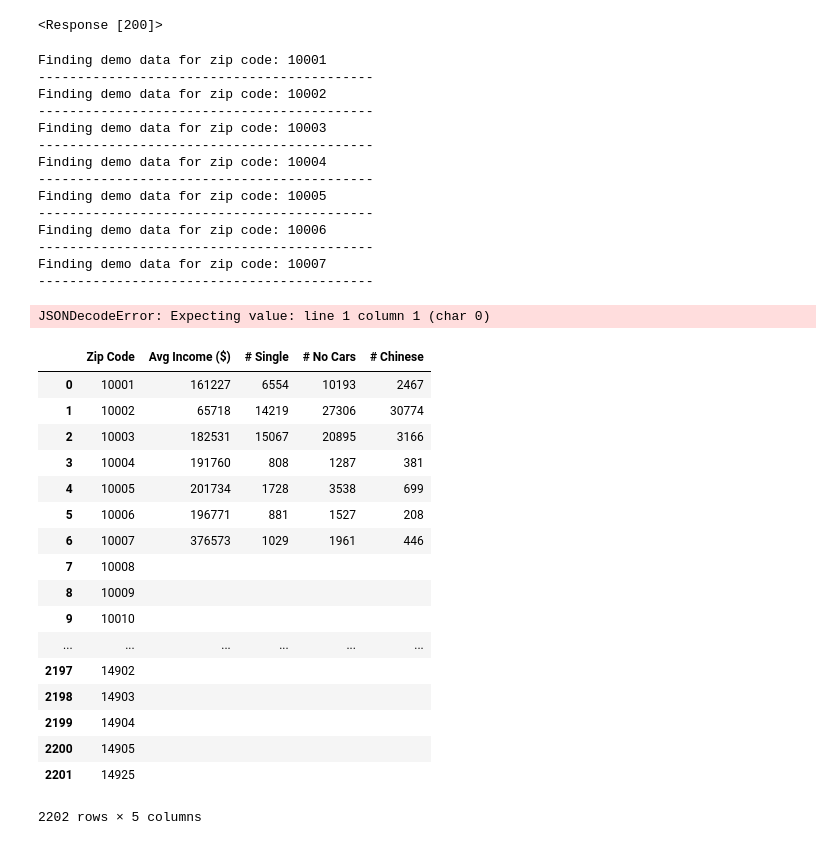
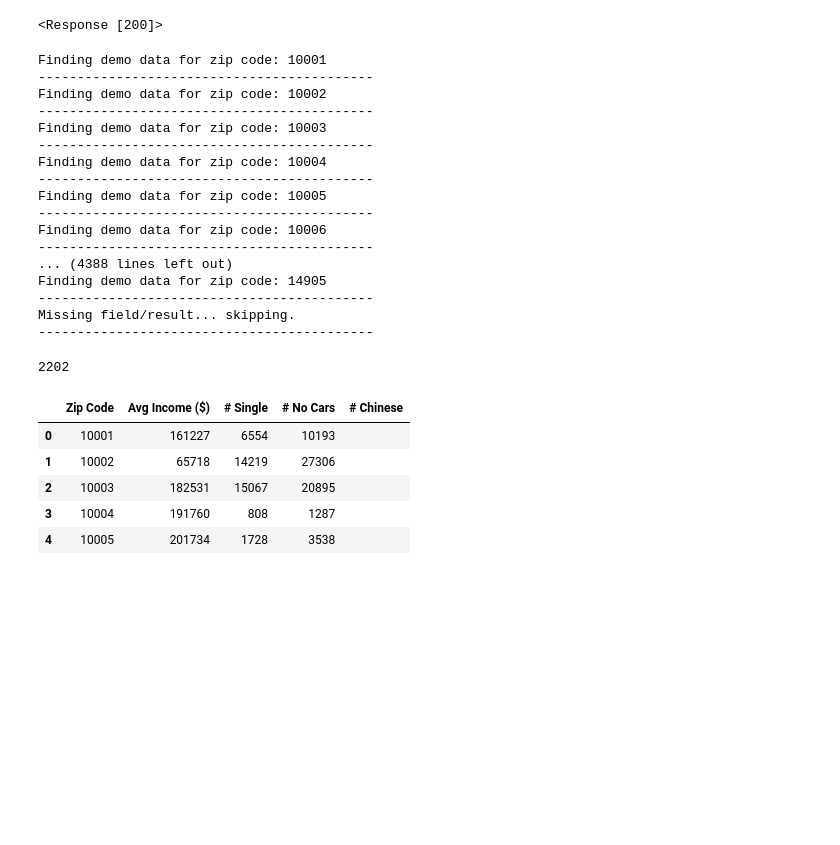
Before and after one commit to Karlasalome/group8-project1, a Jupyter notebook: Census loop test with all data.ipynb, the cells around one changed output. Drawn from its saved outputs; the diff is of its cells as text; code cells hidden in the pictures; blank space fills up the shorter version.

Commit message:
Scott added revised Census data

```diff
--- a/Census loop test with all data.ipynb
+++ b/Census loop test with all data.ipynb
@@ -59,7 +59,7 @@ print(response)
 # %% [output]
 <Response [200]>
 # %%
-# loop through zip codes and pull other variables for each
+# loop through all zips in the df, adding the census variables to each row
 
 base_url = "https://api.census.gov/data/2017/acs/acs5/profile"
 
@@ -72,23 +72,21 @@ for index, row in zipcodes_df.iterrows():
 
     zip = row['Zip Code']
 
-    query_url = f"{base_url}?get={avg_income},{single_hh},{hh_no_vehicles},{chinese_pop},NAME&for=zip%20code%20tabulation%20area:{zip}&key={gkey}"
-    #query_url = f"{base_url}?get={avg_income},NAME&for=zip%20code%20tabulation%20area:{zip}&key={gkey}"
-
-    response = requests.get(query_url).json()
-    #pprint(response)
+    query_url = f"{base_url}?get={avg_income},{single_hh},{hh_no_vehicles},NAME&for=zip%20code%20tabulation%20area:{zip}&key={gkey}"
 
     try:
+        response = requests.get(query_url).json()
+        #pprint(response)
+
         print(f"Finding demo data for zip code: {zip}")
 
         zipcodes_df.loc[index, "Avg Income ($)"] = response[1][0]
         zipcodes_df.loc[index, "# Single"] = response[1][1]
         zipcodes_df.loc[index, "# No Cars"] = response[1][2]
-        zipcodes_df.loc[index, "# Chinese"] = response[1][3]
+        #zipcodes_df.loc[index, "# Chinese"] = response[1][3]
 
-
-    except ("JSONDecodeError"):
-        print("Problem with data at this zip... skipping.")
+    except json.decoder.JSONDecodeError:
+        print("Missing field/result... skipping.")
 
     print("-------------------------------------------")
 # %% [output]
@@ -104,28 +102,20 @@ Finding demo data for zip code: 10005
 -------------------------------------------
 Finding demo data for zip code: 10006
 -------------------------------------------
-Finding demo data for zip code: 10007
+... (4388 lines left out)
+Finding demo data for zip code: 14905
 -------------------------------------------
+Missing field/result... skipping.
+-------------------------------------------
-JSONDecodeError: Expecting value: line 1 column 1 (char 0)
 # %%
 # output data frame with info added in new columns
-zipcodes_df
+print(len(zipcodes_df))
+zipcodes_df.head()
 # %% [output]
+2202
 |  | Zip Code | Avg Income ($) | # Single | # No Cars | # Chinese |
-| 0 | 10001 | 161227 | 6554 | 10193 | 2467 |
-| 1 | 10002 | 65718 | 14219 | 27306 | 30774 |
-| 2 | 10003 | 182531 | 15067 | 20895 | 3166 |
-| 3 | 10004 | 191760 | 808 | 1287 | 381 |
-| 4 | 10005 | 201734 | 1728 | 3538 | 699 |
-| 5 | 10006 | 196771 | 881 | 1527 | 208 |
-| 6 | 10007 | 376573 | 1029 | 1961 | 446 |
-| 7 | 10008 |  |  |  |  |
-| 8 | 10009 |  |  |  |  |
-| 9 | 10010 |  |  |  |  |
-| ... | ... | ... | ... | ... | ... |
-| 2197 | 14902 |  |  |  |  |
-| 2198 | 14903 |  |  |  |  |
-| 2199 | 14904 |  |  |  |  |
-| 2200 | 14905 |  |  |  |  |
-| 2201 | 14925 |  |  |  |  |
+| 0 | 10001 | 161227 | 6554 | 10193 |  |
+| 1 | 10002 | 65718 | 14219 | 27306 |  |
+| 2 | 10003 | 182531 | 15067 | 20895 |  |
+| 3 | 10004 | 191760 | 808 | 1287 |  |
+| 4 | 10005 | 201734 | 1728 | 3538 |  |
-2202 rows × 5 columns
```
Also changed, not shown: 2 other files.
